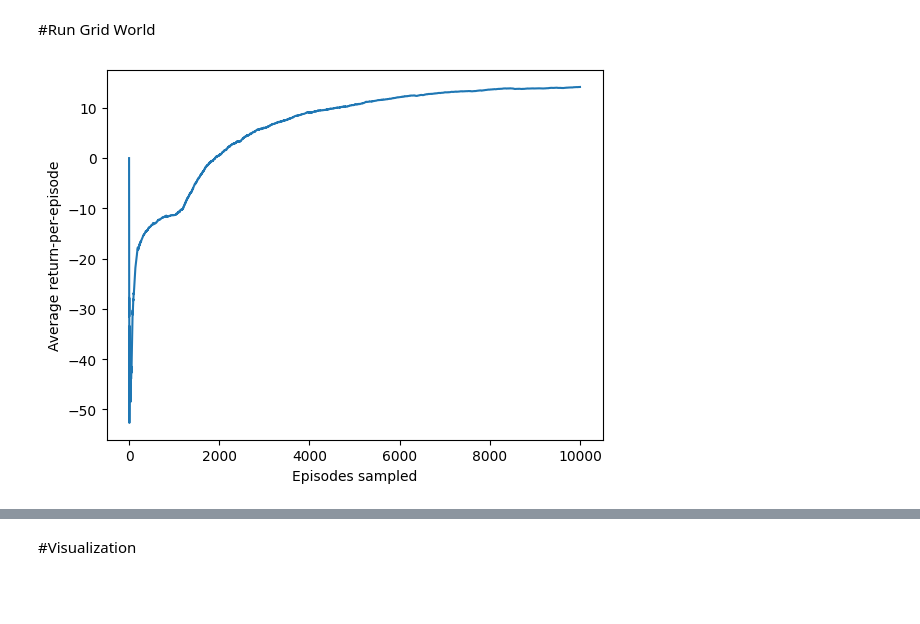
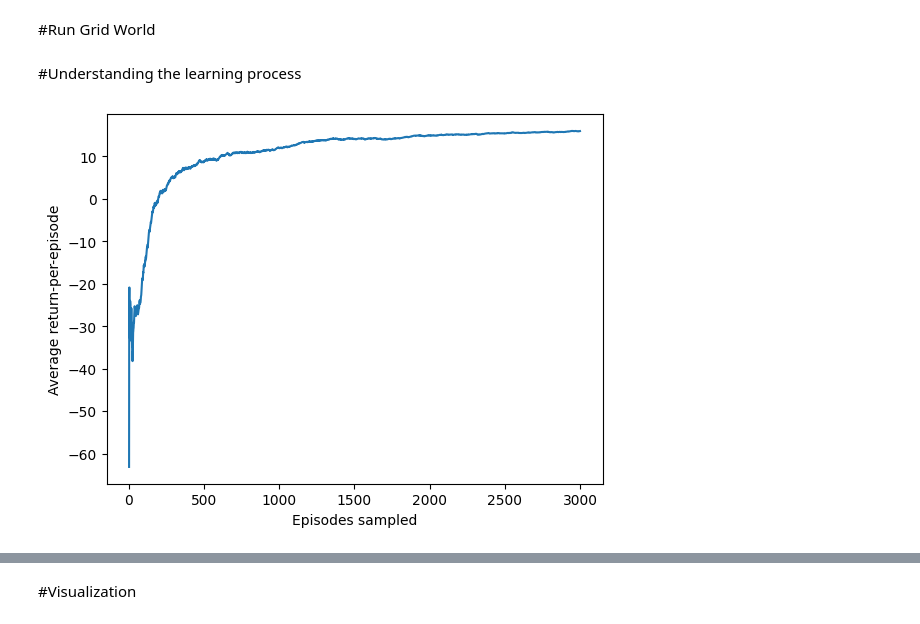
Before and after one commit to ArghaSarker/reinforcement-learning-homework-summer-2023, a Jupyter notebook: homework02/homework02.ipynb, the cells around one changed output, grey strips where cells are left out. Cells and saved outputs as stored; diff of their text form; code cells hidden in the pictures; blank space fills up the shorter version.

```diff
--- a/homework02/homework02.ipynb
+++ b/homework02/homework02.ipynb
@@ -228,8 +229,12 @@ class GridWorld:
     q_value = [[[None,None,None,None] for column in range(self.n_cols)] for row in range(self.n_rows)]         #expected value/return of state-action pair (init: None)
     returns = [[[[],[],[],[]] for column in range(self.n_cols)] for row in range(self.n_rows)]                 #stores all returns of all state-action pairs (init: empty)
 
-    episodes_reward = [0]  #lists return of each episode (init: at episode 0, 0 return)
-    avg_rpe = [0]          #lists average return-per-episode (init: after 0 episodes, 0 return on average)
+    episodes_reward = []  #lists return of each episode (init: at episode 0, 0 return)
+    avg_rpe = []          #lists average return-per-episode (init: after 0 episodes, 0 return on average)
+    time_per_episode = [] #lists wallclock time, i.e. time spend on total until current episode (whole policy iteration)
+
+    #get start time
+    start_time = time.time()
 
     #POLICY ITERATION
     for episode in range(n_episodes):
@@ -317,26 +322,33 @@ class GridWorld:
       episodes_reward.append(G)
       avg_rpe.append(sum(episodes_reward) / len(episodes_reward))
 
-    #return policy + q-values of all state-action pairs + average return-per-episode + reward of each episode
-    return policy, q_value, avg_rpe, episodes_reward
+      #get end time
+      end_time = time.time()
+      #append time spend on current episode
+      time_per_episode.append(end_time-start_time)
+
+    #return policy + q-values of all state-action pairs + average return-per-episode + reward of each episode + time info
+    return policy, q_value, avg_rpe, episodes_reward, time_per_episode
 # %% [markdown]
 #Run Grid World
 # %%
-n_episodes = 10000
+n_episodes = 3000
 epsilon_decay_rate = 0.01
 discount_factor = 0.9
 
 #initialize world
 world = GridWorld(n_rows=3, n_cols=4, win_state=(0,3), lose_state=(1,3), walls=[(1,1)], traps=[(0,1)], start=(1,0))
 #get policy (probabiliy distribution) and q-values (estimated return for state-action pairs)
-policy,q_value,avg_rpe,episodes_reward = world.mc_control_with_epsilon_greedy_policies(n_episodes, epsilon_decay_rate, world.init_policy(), discount_factor)
+policy,q_value,avg_rpe,episodes_reward,time_per_episode = world.mc_control_with_epsilon_greedy_policies(n_episodes, epsilon_decay_rate, world.init_policy(), discount_factor)
+# %% [markdown]
+#Understanding the learning process
 # %%
-#visualize average return-per-episode
-x = list(range(n_episodes+1))
+#visualize average return-per-episode in episodes-sampled
+x = list(range(n_episodes+1)[1:])
 y = avg_rpe
 plt.plot(x,y)
 plt.xlabel('Episodes sampled')
 plt.ylabel('Average return-per-episode')
 plt.show()
 # %% [output]
-[figure, old version]
+[figure, new version]
```
Also changed, not shown: parts of 6 cells of this notebook.
